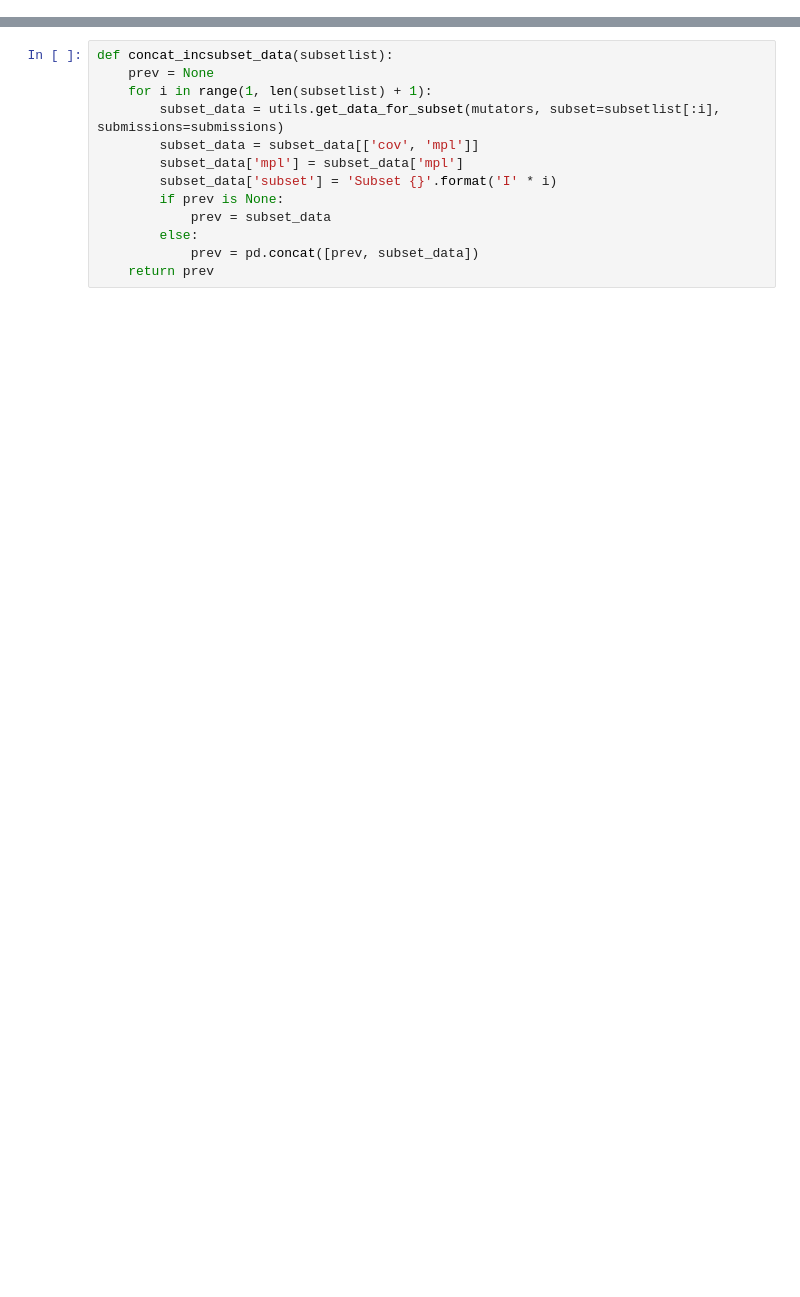
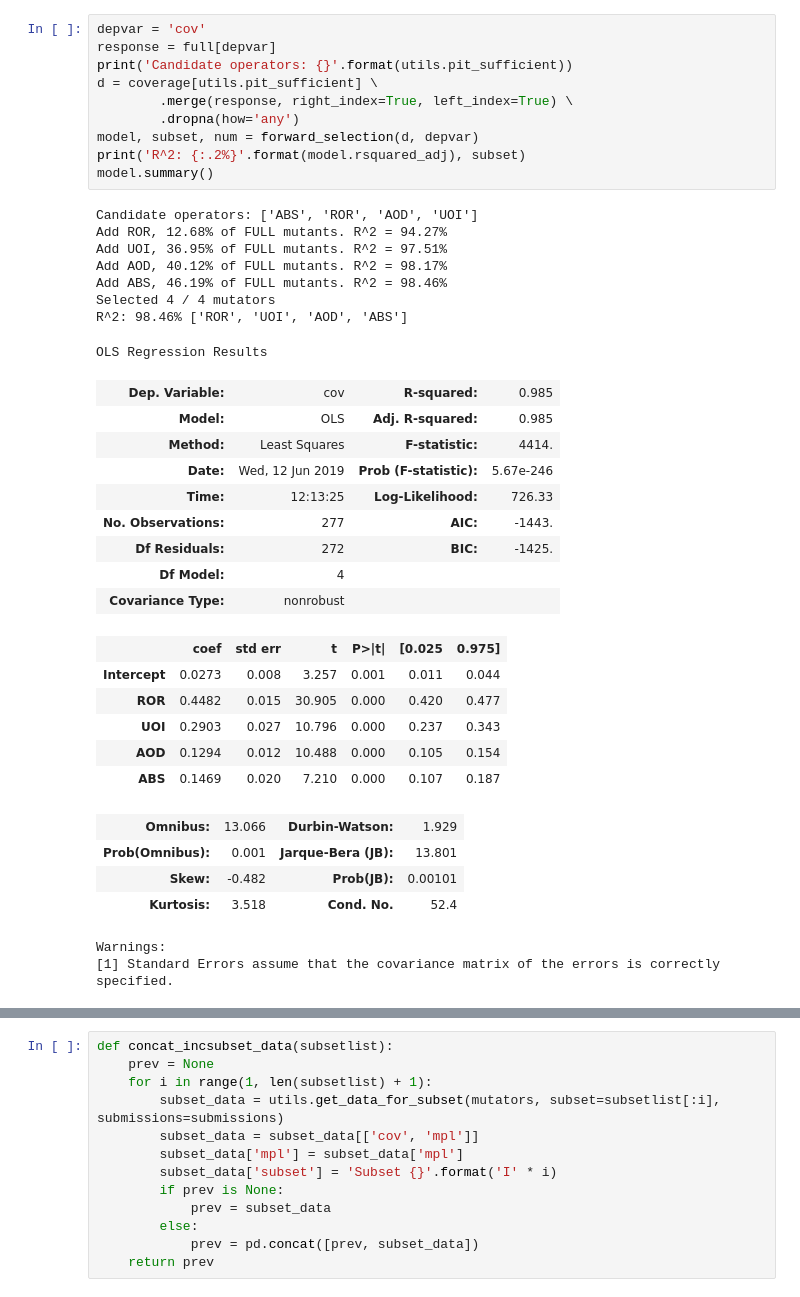
Before and after one commit to ayaankazerouni/mutation-testing, a Jupyter notebook: analysis/subset_analysis.ipynb, the cells around one changed output, grey strips where cells are left out. Saved outputs shown, nothing was run; the diff lists cells and outputs as text; blank space fills up the shorter version.

```diff
--- a/analysis/subset_analysis.ipynb
+++ b/analysis/subset_analysis.ipynb
@@ -88,0 +175,40 @@ Selected 3 / 8 mutators
+# %%
+depvar = 'cov'
+response = full[depvar]
+print('Candidate operators: {}'.format(utils.pit_sufficient))
+d = coverage[utils.pit_sufficient] \
+        .merge(response, right_index=True, left_index=True) \
+        .dropna(how='any')
+model, subset, num = forward_selection(d, depvar)
+print('R^2: {:.2%}'.format(model.rsquared_adj), subset)
+model.summary()
+# %% [output]
+Candidate operators: ['ABS', 'ROR', 'AOD', 'UOI']
+Add ROR, 12.68% of FULL mutants. R^2 = 94.27%
+Add UOI, 36.95% of FULL mutants. R^2 = 97.51%
+Add AOD, 40.12% of FULL mutants. R^2 = 98.17%
+Add ABS, 46.19% of FULL mutants. R^2 = 98.46%
+Selected 4 / 4 mutators
+R^2: 98.46% ['ROR', 'UOI', 'AOD', 'ABS']
+OLS Regression Results
+| Dep. Variable: | cov | R-squared: | 0.985 |
+| Model: | OLS | Adj. R-squared: | 0.985 |
+| Method: | Least Squares | F-statistic: | 4414. |
+| Date: | Wed, 12 Jun 2019 | Prob (F-statistic): | 5.67e-246 |
+| Time: | 12:13:25 | Log-Likelihood: | 726.33 |
+| No. Observations: | 277 | AIC: | -1443. |
+| Df Residuals: | 272 | BIC: | -1425. |
+| Df Model: | 4 |  |  |
+| Covariance Type: | nonrobust |  |  |
+|  | coef | std err | t | P>|t| | [0.025 | 0.975] |
+| Intercept | 0.0273 | 0.008 | 3.257 | 0.001 | 0.011 | 0.044 |
+| ROR | 0.4482 | 0.015 | 30.905 | 0.000 | 0.420 | 0.477 |
+| UOI | 0.2903 | 0.027 | 10.796 | 0.000 | 0.237 | 0.343 |
+| AOD | 0.1294 | 0.012 | 10.488 | 0.000 | 0.105 | 0.154 |
+| ABS | 0.1469 | 0.020 | 7.210 | 0.000 | 0.107 | 0.187 |
+| Omnibus: | 13.066 | Durbin-Watson: | 1.929 |
+| Prob(Omnibus): | 0.001 | Jarque-Bera (JB): | 13.801 |
+| Skew: | -0.482 | Prob(JB): | 0.00101 |
+| Kurtosis: | 3.518 | Cond. No. | 52.4 |
+Warnings:
+[1] Standard Errors assume that the covariance matrix of the errors is correctly specified.
```
Also changed, not shown: parts of 14 cells of this notebook, 1 other file.
